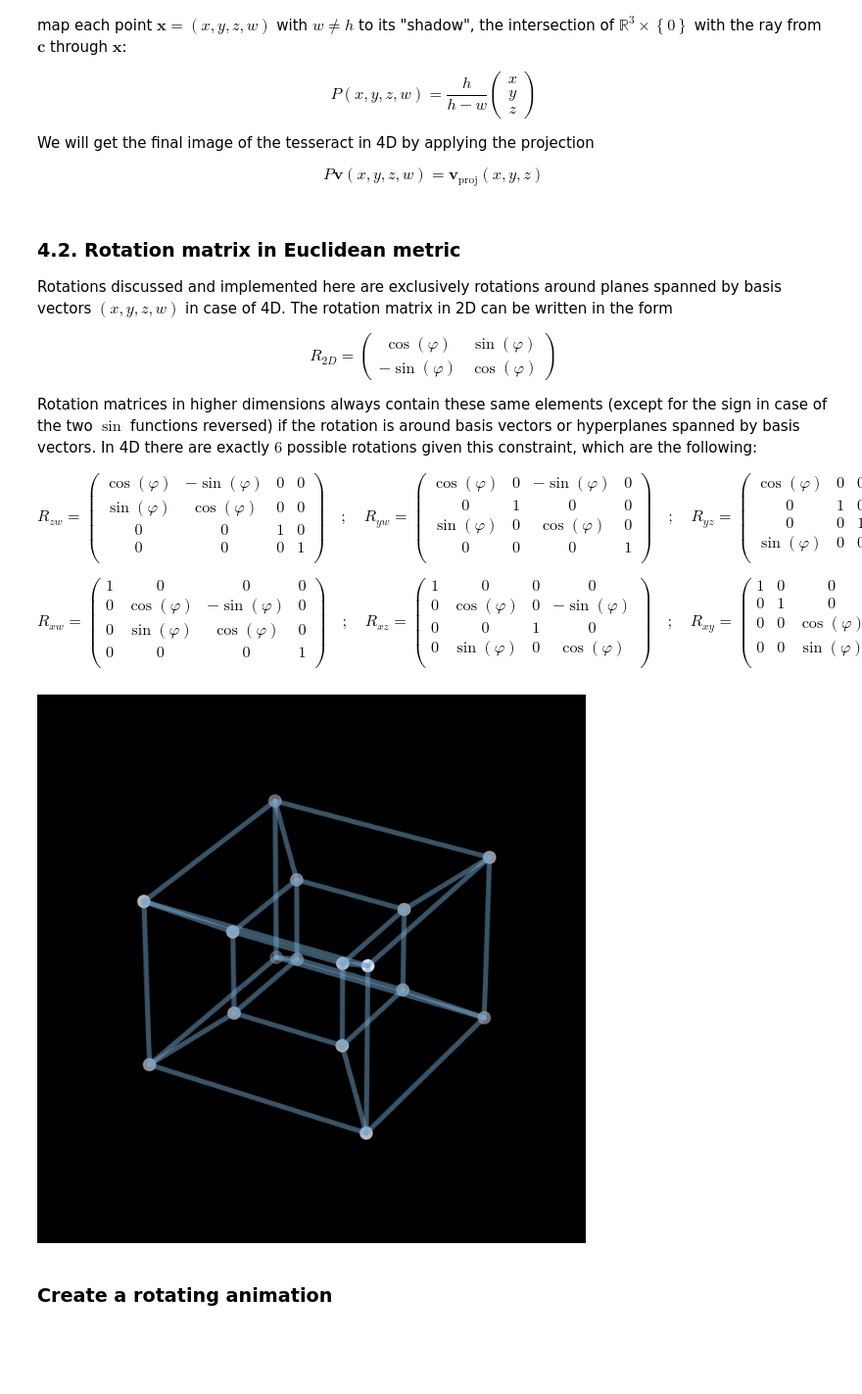
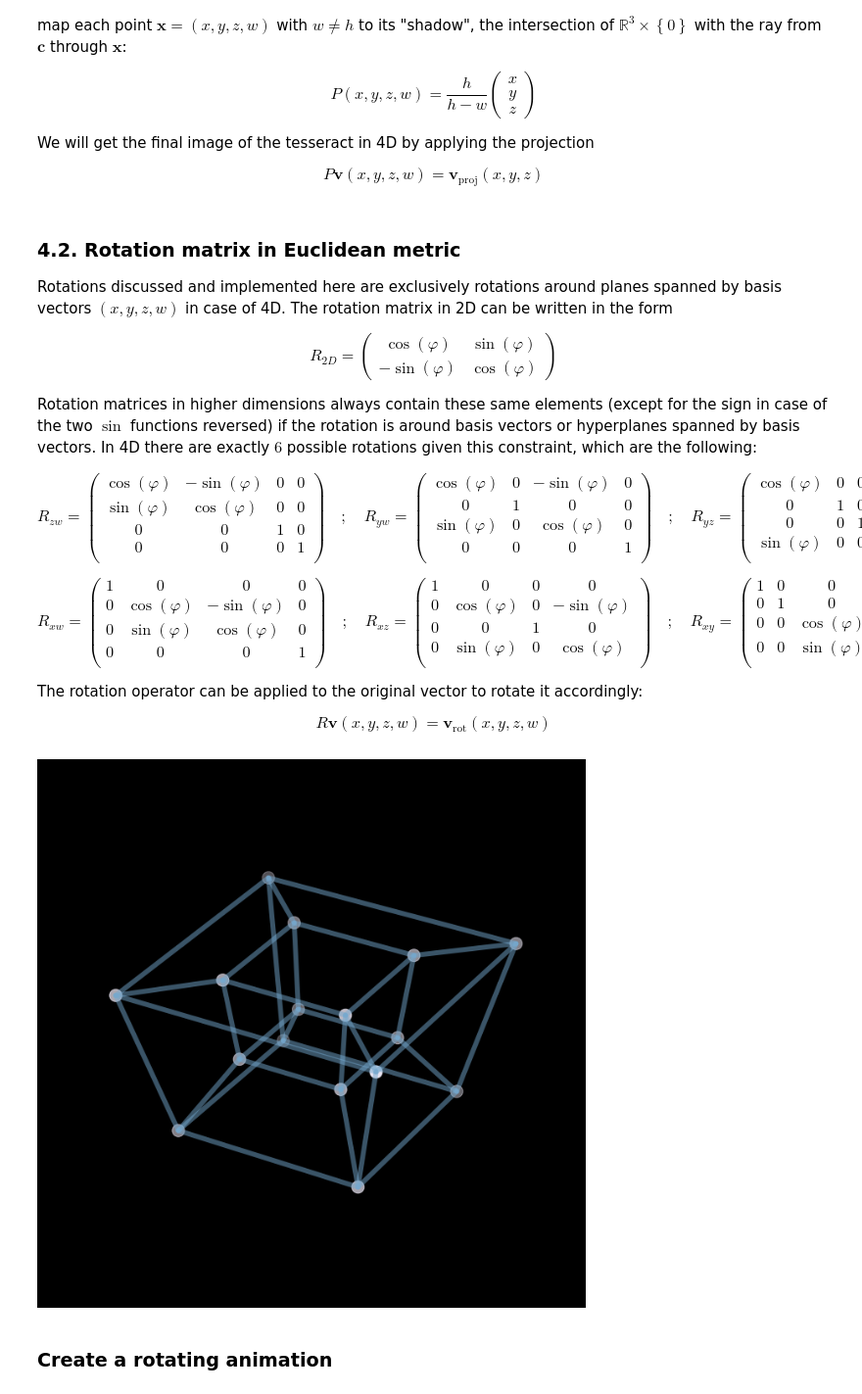
Before and after one commit to masterdesky/maths, a Jupyter notebook: N_dimension/hypercube/hypercube.ipynb, the cells around one changed output. Shown at 98% size. Drawn from its saved outputs; the diff is of its cells as text; code cells hidden in the pictures; blank space fills up the shorter version.

Commit message:
added some notes to hypercube
Former-commit-id: ff67e779721f0df959bf1c541684e43a5b744396

```diff
--- a/N_dimension/hypercube/hypercube.ipynb
+++ b/N_dimension/hypercube/hypercube.ipynb
@@ -411,6 +457,14 @@ R_{xy}
     0 & 0 & \sin \left( \varphi \right)  & \cos \left( \varphi \right)  \\
 \end{pmatrix}
 $$
+
+The rotation operator can be applied to the original vector to rotate it accordingly:
+
+$$
+R \boldsymbol{v} \left( x,y,z,w \right)
+=
+\boldsymbol{v}_{\text{rot}} \left( x,y,z,w \right)
+$$
 # %%
 def rot_4d(v, t, p):
     """
@@ -452,7 +506,9 @@ def rot_4d(v, t, p):
     return (R @ v.T).T
 # %%
 def plot_4d(v, edges, fname=None, save=True):
-
+    """
+    Plots the vertices and edges of the 3D projection of a 4D hypercube.
+    """
     plt.ioff()
     fig, axes = plt.subplots(figsize=(12,12),
                          facecolor='black',
@@ -493,9 +549,9 @@ def create_plot(v, edges, t, p, h):
 
     plot_4d(v=v_proj, edges=edges, save=False)
 # %%
-create_plot(v=vertices_norm, edges=edges, t=90, p=3, h=1.5)
+create_plot(v=vertices_norm, edges=edges, t=20, p=0, h=1.5)
 # %% [output]
-[figure, old version]
+[figure, new version]
 # %% [markdown]
 ### Create a rotating animation
 # %%
```
Also changed, not shown: parts of 14 cells of this notebook, 3 other files.
